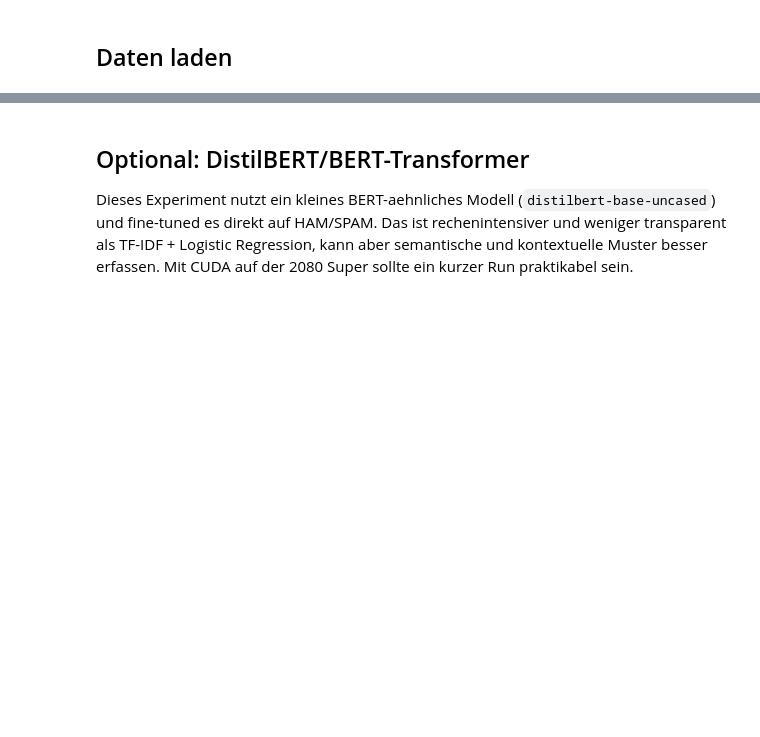
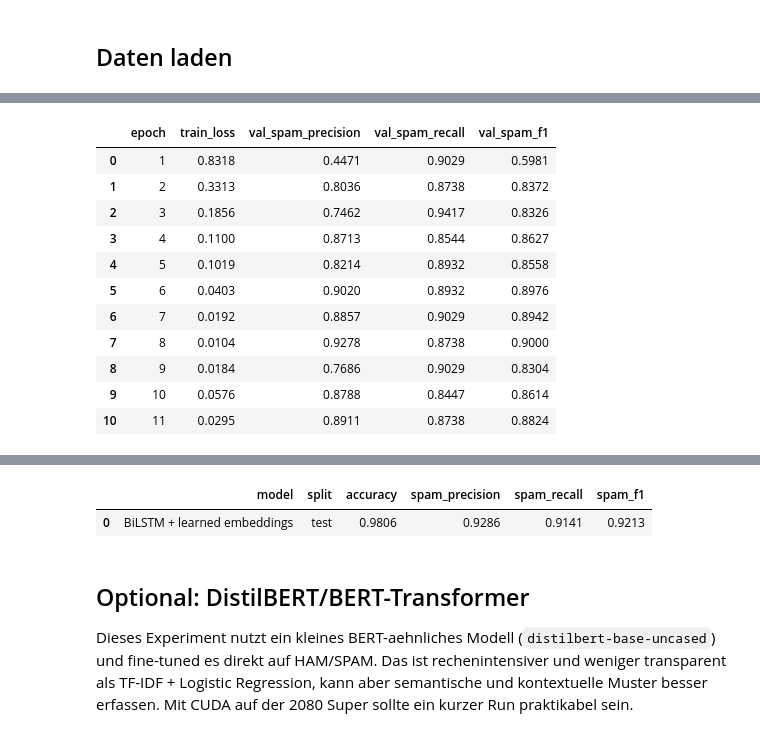
Before and after one commit to derZeiner/a1-bewerbung, a Jupyter notebook: 04_1_classic_ml.ipynb, the cells around one changed output, grey strips where cells are left out. Drawn from its saved outputs; the diff is of its cells as text; code cells hidden in the pictures; blank space fills up the shorter version.

```diff
--- a/04_1_classic_ml.ipynb
+++ b/04_1_classic_ml.ipynb
@@ -213,6 +479,7 @@ if TORCH_AVAILABLE:
             return self.encoded[idx], self.labels[idx]
 
     train_loader = DataLoader(SmsSequenceDataset(X_train, y_train), batch_size=64, shuffle=True)
+    val_loader = DataLoader(SmsSequenceDataset(X_val, y_val), batch_size=256, shuffle=False)
     test_loader = DataLoader(SmsSequenceDataset(X_test, y_test), batch_size=256, shuffle=False)
 
     class SmsLSTMClassifier(nn.Module):
@@ -229,13 +496,31 @@ if TORCH_AVAILABLE:
             features = torch.cat([hidden[-2], hidden[-1]], dim=1)
             return self.output(self.dropout(features)).squeeze(1)
 
+    def predict_lstm(model, loader):
+        model.eval()
+        probs = []
+        labels = []
+        with torch.no_grad():
+            for batch_ids, batch_labels in loader:
+                logits = model(batch_ids.to(DEVICE))
+                probs.extend(torch.sigmoid(logits).cpu().numpy())
+                labels.extend(batch_labels.cpu().numpy())
+        pred = (np.asarray(probs) >= 0.5).astype(int)
+        return np.asarray(labels).astype(int), pred
+
     lstm_model = SmsLSTMClassifier(vocab_size=len(vocab)).to(DEVICE)
     positive_weight = torch.tensor([(y_train == 0).sum() / max((y_train == 1).sum(), 1)], dtype=torch.float32, device=DEVICE)
     criterion = nn.BCEWithLogitsLoss(pos_weight=positive_weight)
     optimizer = torch.optim.AdamW(lstm_model.parameters(), lr=2e-3, weight_decay=1e-4)
 
-    EPOCHS = 4
-    for epoch in range(EPOCHS):
+    MAX_EPOCHS = 15
+    PATIENCE = 3
+    best_val_f1 = -1.0
+    best_state = None
+    epochs_without_improvement = 0
+    lstm_history = []
+
+    for epoch in range(MAX_EPOCHS):
         lstm_model.train()
         epoch_loss = 0.0
         for batch_ids, batch_labels in train_loader:
@@ -246,15 +531,40 @@ if TORCH_AVAILABLE:
             loss.backward()
             optimizer.step()
             epoch_loss += loss.item() * len(batch_labels)
-        print(f"Epoch {epoch + 1}/{EPOCHS} - loss: {epoch_loss / len(y_train):.4f}")
 
-    lstm_model.eval()
-    lstm_probs = []
-    with torch.no_grad():
-        for batch_ids, _ in test_loader:
-            logits = lstm_model(batch_ids.to(DEVICE))
-            lstm_probs.extend(torch.sigmoid(logits).cpu().numpy())
-    lstm_pred = (np.asarray(lstm_probs) >= 0.5).astype(int)
-    print(classification_report(y_test, lstm_pred, target_names=["ham", "spam"], zero_division=0))
+        y_val_true, y_val_pred = predict_lstm(lstm_model, val_loader)
+        val_precision, val_recall, val_f1, _ = precision_recall_fscore_support(
+            y_val_true,
+            y_val_pred,
+            average="binary",
+            pos_label=1,
+            zero_division=0,
+        )
+        avg_loss = epoch_loss / len(y_train)
+        lstm_history.append({"epoch": epoch + 1, "train_loss": avg_loss, "val_spam_precision": val_precision, "val_spam_recall": val_recall, "val_spam_f1": val_f1})
+        print(f"Epoch {epoch + 1}/{MAX_EPOCHS} - loss: {avg_loss:.4f} - val_spam_f1: {val_f1:.4f}")
+
+        if val_f1 > best_val_f1:
+            best_val_f1 = val_f1
+            best_state = {key: value.detach().cpu().clone() for key, value in lstm_model.state_dict().items()}
+            epochs_without_improvement = 0
+        else:
+            epochs_without_improvement += 1
+            if epochs_without_improvement >= PATIENCE:
+                print(f"Early stopping after {epoch + 1} epochs. Best validation SPAM-F1: {best_val_f1:.4f}")
+                break
+
+    display(pd.DataFrame(lstm_history).round(4))
+
+    if best_state is not None:
+        lstm_model.load_state_dict({key: value.to(DEVICE) for key, value in best_state.items()})
+
+    y_test_true_lstm, lstm_pred = predict_lstm(lstm_model, test_loader)
+    lstm_test_row = binary_metric_row("BiLSTM + learned embeddings", "test", y_test_true_lstm, lstm_pred)
+    all_test_results.append(lstm_test_row)
+    print("Finale LSTM-Test-Evaluation:")
+    print(classification_report(y_test_true_lstm, lstm_pred, target_names=["ham", "spam"], zero_division=0))
+    display(pd.DataFrame([lstm_test_row]).round(4))
 else:
     print("Skipping LSTM experiment because PyTorch is unavailable.")
+# %% [output]
@@ -260,0 +583,12 @@ else:
+|  | epoch | train_loss | val_spam_precision | val_spam_recall | val_spam_f1 |
+| 0 | 1 | 0.8318 | 0.4471 | 0.9029 | 0.5981 |
+| 1 | 2 | 0.3313 | 0.8036 | 0.8738 | 0.8372 |
+| 2 | 3 | 0.1856 | 0.7462 | 0.9417 | 0.8326 |
+| 3 | 4 | 0.1100 | 0.8713 | 0.8544 | 0.8627 |
+| 4 | 5 | 0.1019 | 0.8214 | 0.8932 | 0.8558 |
+| 5 | 6 | 0.0403 | 0.9020 | 0.8932 | 0.8976 |
+| 6 | 7 | 0.0192 | 0.8857 | 0.9029 | 0.8942 |
+| 7 | 8 | 0.0104 | 0.9278 | 0.8738 | 0.9000 |
+| 8 | 9 | 0.0184 | 0.7686 | 0.9029 | 0.8304 |
+| 9 | 10 | 0.0576 | 0.8788 | 0.8447 | 0.8614 |
+| 10 | 11 | 0.0295 | 0.8911 | 0.8738 | 0.8824 |
@@ -261,3 +604,5 @@ else:
+|  | model | split | accuracy | spam_precision | spam_recall | spam_f1 |
+| 0 | BiLSTM + learned embeddings | test | 0.9806 | 0.9286 | 0.9141 | 0.9213 |
 # %% [markdown]
 ## Optional: DistilBERT/BERT-Transformer
 
```
Also changed, not shown: parts of 21 cells of this notebook, 5 other files.
